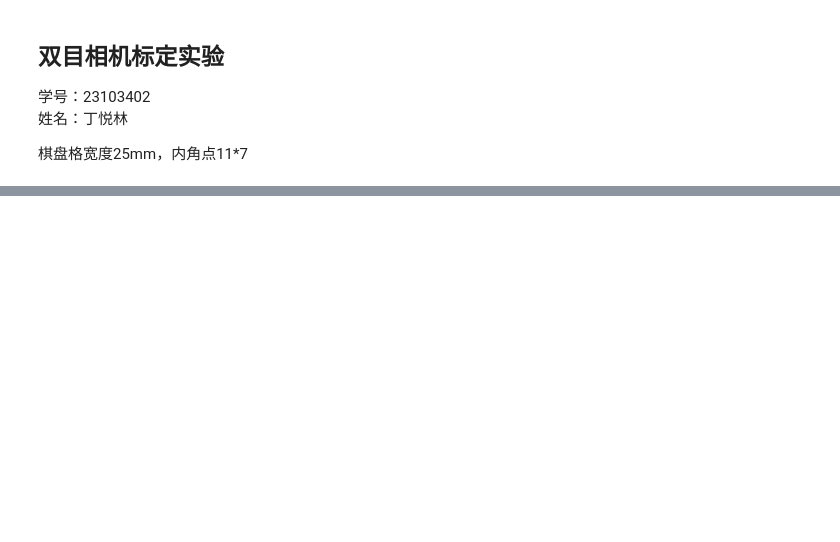
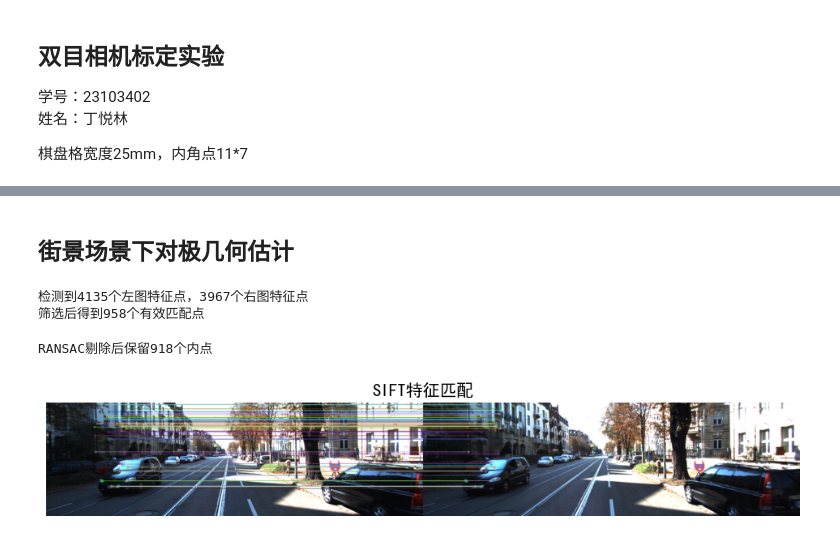
Before and after one commit to User-o2/Camera-Calibration-and-Visual-Odometry, a Jupyter notebook: Camera_Calibrate/code/stereo_camera_calibrate.ipynb, the cells around one changed output, grey strips where cells are left out. Saved outputs shown, nothing was run; the diff lists cells and outputs as text; code cells hidden in the pictures; blank space fills up the shorter version.

```diff
--- a/Camera_Calibrate/code/stereo_camera_calibrate.ipynb
+++ b/Camera_Calibrate/code/stereo_camera_calibrate.ipynb
@@ -211,0 +302,52 @@ stero_cammera_calibrator.stereo_calibrate_camera(flags=flags3)
+# %% [markdown]
+## 街景场景下对极几何估计
+# %%
+left_street_img = cv2.imread('../data/L.png')
+right_street_img = cv2.imread('../data/R.png')
+if left_street_img is None or right_street_img is None:
+    print("X")
+# %%
+left_gray = cv2.cvtColor(left_street_img, cv2.COLOR_BGR2GRAY)
+right_gray = cv2.cvtColor(right_street_img, cv2.COLOR_BGR2GRAY)
+
+# SIFT特征提取
+sift = cv2.SIFT_create()
+kp1, des1 = sift.detectAndCompute(left_gray, None)
+kp2, des2 = sift.detectAndCompute(right_gray, None)
+
+# FLANN特征匹配
+FLANN_INDEX_KDTREE = 1
+index_params = dict(algorithm=FLANN_INDEX_KDTREE, trees=5)
+search_params = dict(checks=50)
+flann = cv2.FlannBasedMatcher(index_params, search_params)
+matches = flann.knnMatch(des1, des2, k=2)
+
+# 使用Lowe's比值测试筛选好的匹配点
+good_matches = []
+for m, n in matches:
+    if m.distance < 0.7 * n.distance:
+        good_matches.append(m)
+
+print(f"检测到{len(kp1)}个左图特征点，{len(kp2)}个右图特征点")
+print(f"筛选后得到{len(good_matches)}个有效匹配点")
+# %% [output]
+检测到4135个左图特征点，3967个右图特征点
+筛选后得到958个有效匹配点
+# %%
+if len(good_matches) >= 8: # 至少需要8个点估计基础矩阵
+    # 提取匹配点的坐标
+    left_pts = np.float32([kp1[m.queryIdx].pt for m in good_matches]).reshape(-1, 1, 2)
+    right_pts = np.float32([kp2[m.trainIdx].pt for m in good_matches]).reshape(-1, 1, 2)
+
+    # 计算基础矩阵F，使用RANSAC剔除误匹配
+    F_street, mask = cv2.findFundamentalMat(left_pts, right_pts, cv2.FM_RANSAC, 3.0, 0.99)
+
+    # 提取内点
+    inlier_matches = [good_matches[i] for i in range(len(good_matches)) if mask[i]]
+    print(f"RANSAC剔除后保留{len(inlier_matches)}个内点")
+
+else:
+    print("匹配点数量不足8个，无法计算F")
+    F_street = None
+# %% [output]
+RANSAC剔除后保留918个内点
@@ -211,0 +365,13 @@ stero_cammera_calibrator.stereo_calibrate_camera(flags=flags3)
+# %%
+plt.figure(figsize=(12, 6))
+
+# 绘制前50个点的匹配连线
+match_img = cv2.drawMatches(left_street_img, kp1, right_street_img, kp2,
+                           inlier_matches[:50], None,
+                           flags=cv2.DrawMatchesFlags_NOT_DRAW_SINGLE_POINTS)
+plt.imshow(cv2.cvtColor(match_img, cv2.COLOR_BGR2RGB))
+plt.title(f'SIFT特征匹配', fontsize=15)
+plt.axis('off')
+plt.show()
+# %% [output]
+[figure, added]
```
Also changed, not shown: parts of 16 cells of this notebook, 1 other file.
